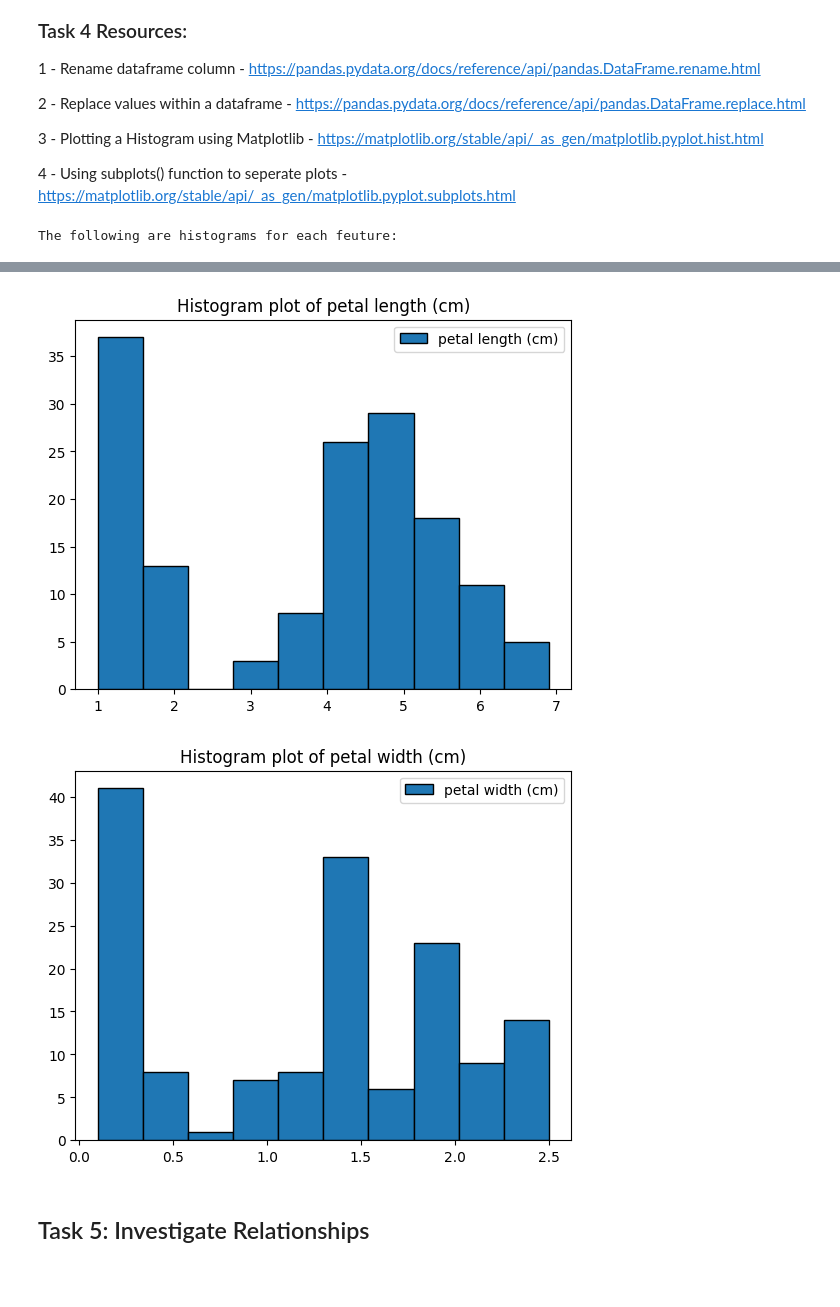
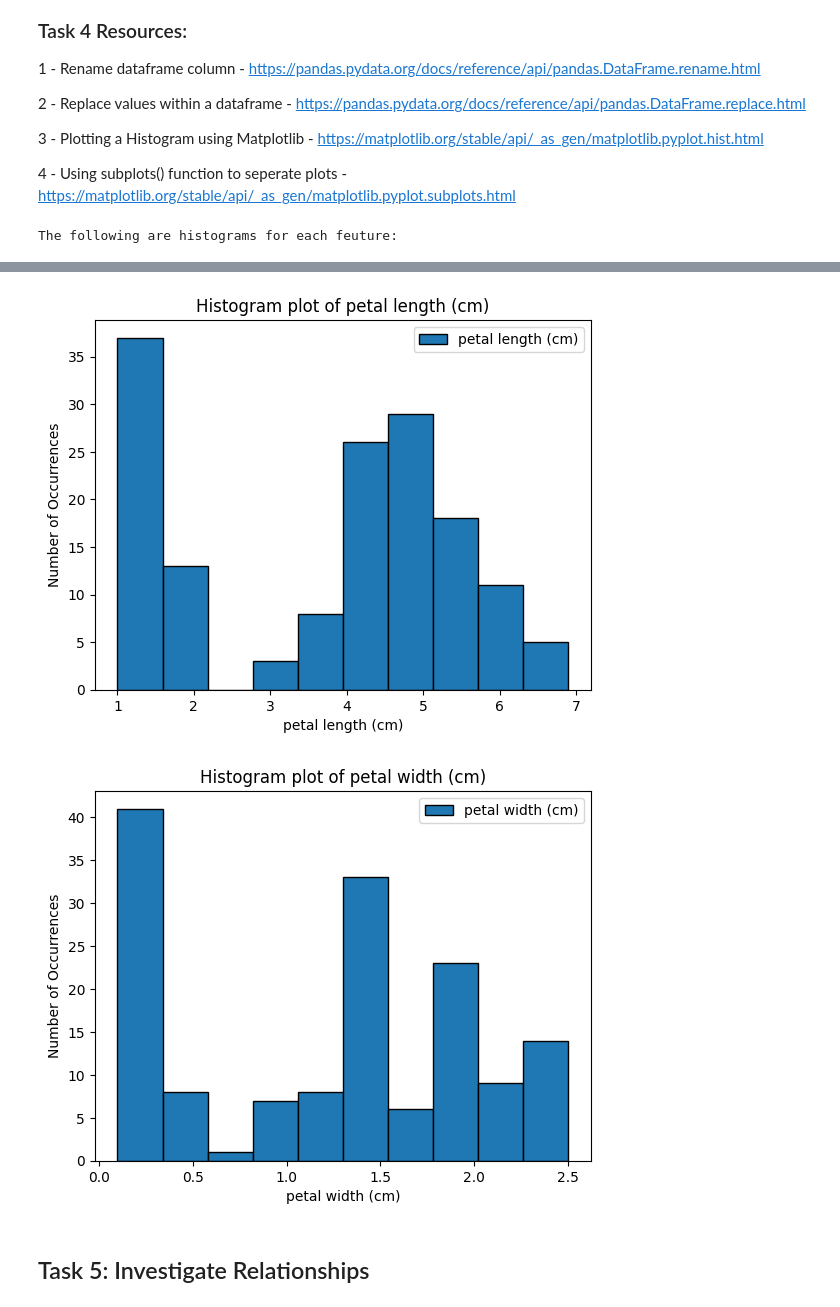
Before and after one commit to Hugo-van-Zyl/principles_of_data_analytics, a Jupyter notebook: tasks.ipynb, the cells around one changed output, grey strips where cells are left out. Drawn from its saved outputs; the diff is of its cells as text; code cells hidden in the pictures; blank space fills up the shorter version.

Commit message:
Task 4 plot correction

```diff
--- a/tasks.ipynb
+++ b/tasks.ipynb
@@ -266,18 +266,19 @@ for i in range(len(data_Iris.target_names)): # iterate through the number of ite
 #display(dft_Iris)
 
 # Plot histograms for each feature using matplotlib
-print("The following are histograms for each feuture: ")
+print("The following are histograms for each feuture: ") #print a heading for this section
 
-for feature in data_Iris.feature_names:
-        #plt.subplots()
-        #plt.figure(figsize=(6, 4))
-        plt.hist(dft_Iris[feature], edgecolor = "black", label=feature)
+for feature in data_Iris.feature_names: # for loop to iterate through the list of feuture names
+        #plt.subplots() #I could have used this function to show each histogram plot seperate i.e. not all combined into one
 
-        plt.title(f"Histogram plot of {feature}")
+        plt.hist(dft_Iris[feature], edgecolor = "black", label=feature) # plot a histogram for the data in each feature name. set edgecolor to black and assign label
 
-        #plt.xlabel("a")
-        #plt.ylabel("b")
-        plt.legend()
-        plt.show()
+        plt.title(f"Histogram plot of {feature}") # give each plot a title using f string notation
+
+        plt.xlabel(feature) # include title of x axis
+        plt.ylabel("Number of Occurrences") # include title of y axis
+
+        plt.legend() # show the legend
+        plt.show() # display each plot seperate
 # %% [output]
 The following are histograms for each feuture:
@@ -286,5 +287,5 @@ The following are histograms for each feuture:
-[figure, old version]
+[figure, new version]
-[figure, old version]
+[figure, new version]
 # %% [markdown]
 ## Task 5: Investigate Relationships
 # %% [markdown]
```
Also changed, not shown: parts of 1 cell of this notebook.
